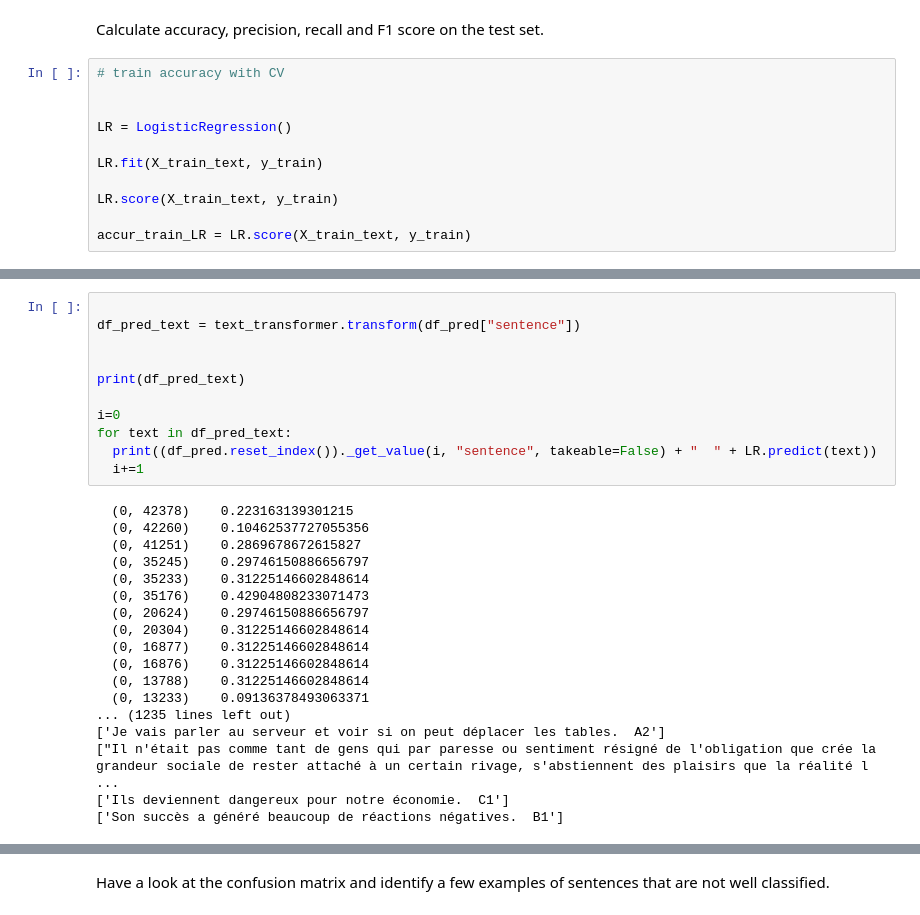
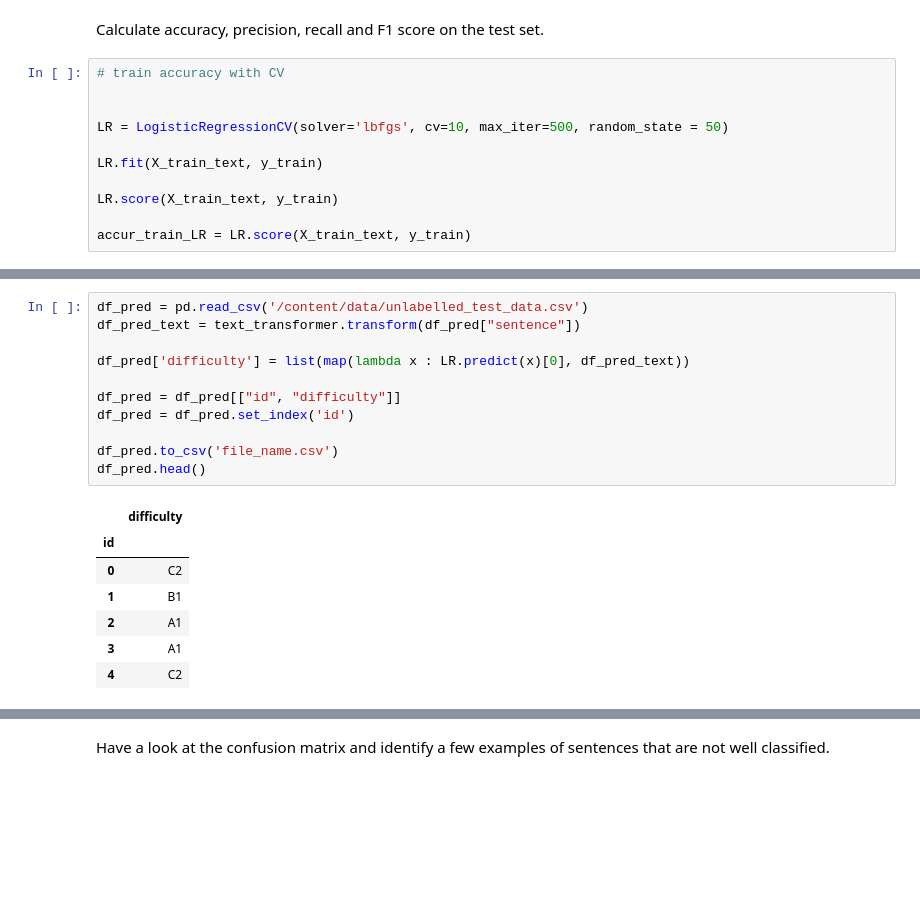
Before and after one commit to Stergios-Konstantinidis/DMML2022_Nestle, a Jupyter notebook: DMML2022_Nestle.ipynb, the cells around one changed output, grey strips where cells are left out. Drawn from its saved outputs; the diff is of its cells as text; blank space fills up the shorter version.

```diff
--- a/DMML2022_Nestle.ipynb
+++ b/DMML2022_Nestle.ipynb
@@ -245,7 +227,7 @@ Calculate accuracy, precision, recall and F1 score on the test set.
 # train accuracy with CV
 
 
-LR = LogisticRegression()
+LR = LogisticRegressionCV(solver='lbfgs', cv=10, max_iter=500, random_state = 50)
 
 LR.fit(X_train_text, y_train)
 
@@ -313,30 +295,20 @@ for text in X_test_text:
 ['Pour les femmes surtout, nuancent Régine Lemoine-Darthois et Elisabeth Weissman.  B2']
-# %%
-
-df_pred_text = text_transformer.transform(df_pred["sentence"])
-
-
-print(df_pred_text)
-
-i=0
-for text in df_pred_text:
-  print((df_pred.reset_index())._get_value(i, "sentence", takeable=False) + "  " + LR.predict(text))
-  i+=1
-# %% [output]
-  (0, 42378)    0.223163139301215
-  (0, 42260)    0.10462537727055356
-  (0, 41251)    0.2869678672615827
-  (0, 35245)    0.29746150886656797
-  (0, 35233)    0.31225146602848614
-  (0, 35176)    0.42904808233071473
-  (0, 20624)    0.29746150886656797
-  (0, 20304)    0.31225146602848614
-  (0, 16877)    0.31225146602848614
-  (0, 16876)    0.31225146602848614
-  (0, 13788)    0.31225146602848614
-  (0, 13233)    0.09136378493063371
-... (1235 lines left out)
-['Je vais parler au serveur et voir si on peut déplacer les tables.  A2']
-["Il n'était pas comme tant de gens qui par paresse ou sentiment résigné de l'obligation que crée la grandeur sociale de rester attaché à un certain rivage, s'abstiennent des plaisirs que la réalité l ...
-['Ils deviennent dangereux pour notre économie.  C1']
-['Son succès a généré beaucoup de réactions négatives.  B1']
+# %%
+df_pred = pd.read_csv('/content/data/unlabelled_test_data.csv')
+df_pred_text = text_transformer.transform(df_pred["sentence"])
+
+df_pred['difficulty'] = list(map(lambda x : LR.predict(x)[0], df_pred_text))
+
+df_pred = df_pred[["id", "difficulty"]]
+df_pred = df_pred.set_index('id')
+
+df_pred.to_csv('file_name.csv')
+df_pred.head()
+# %% [output]
+|  | difficulty |
+| id |  |
+| 0 | C2 |
+| 1 | B1 |
+| 2 | A1 |
+| 3 | A1 |
+| 4 | C2 |
```
Also changed, not shown: parts of 9 cells of this notebook.
